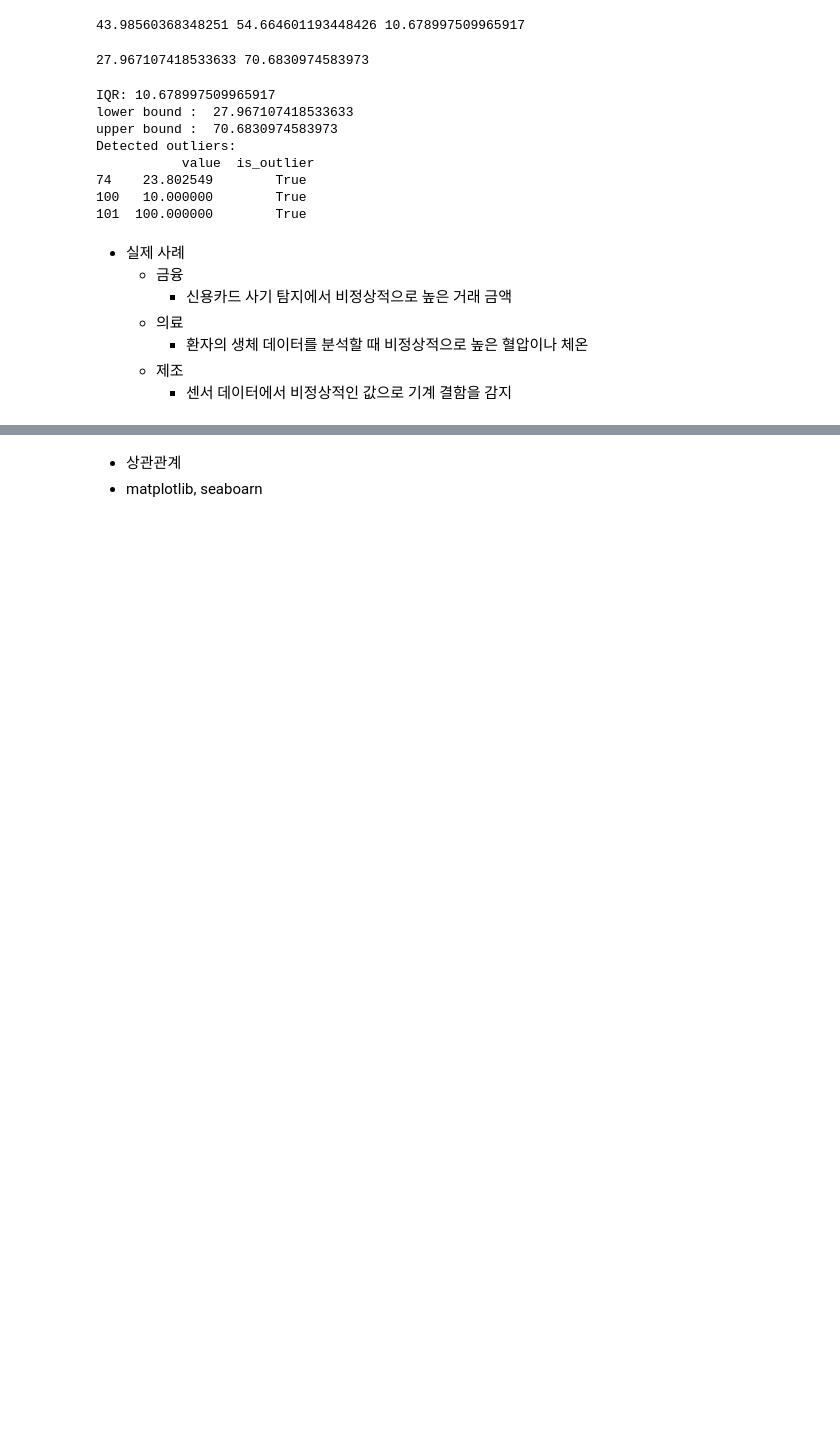
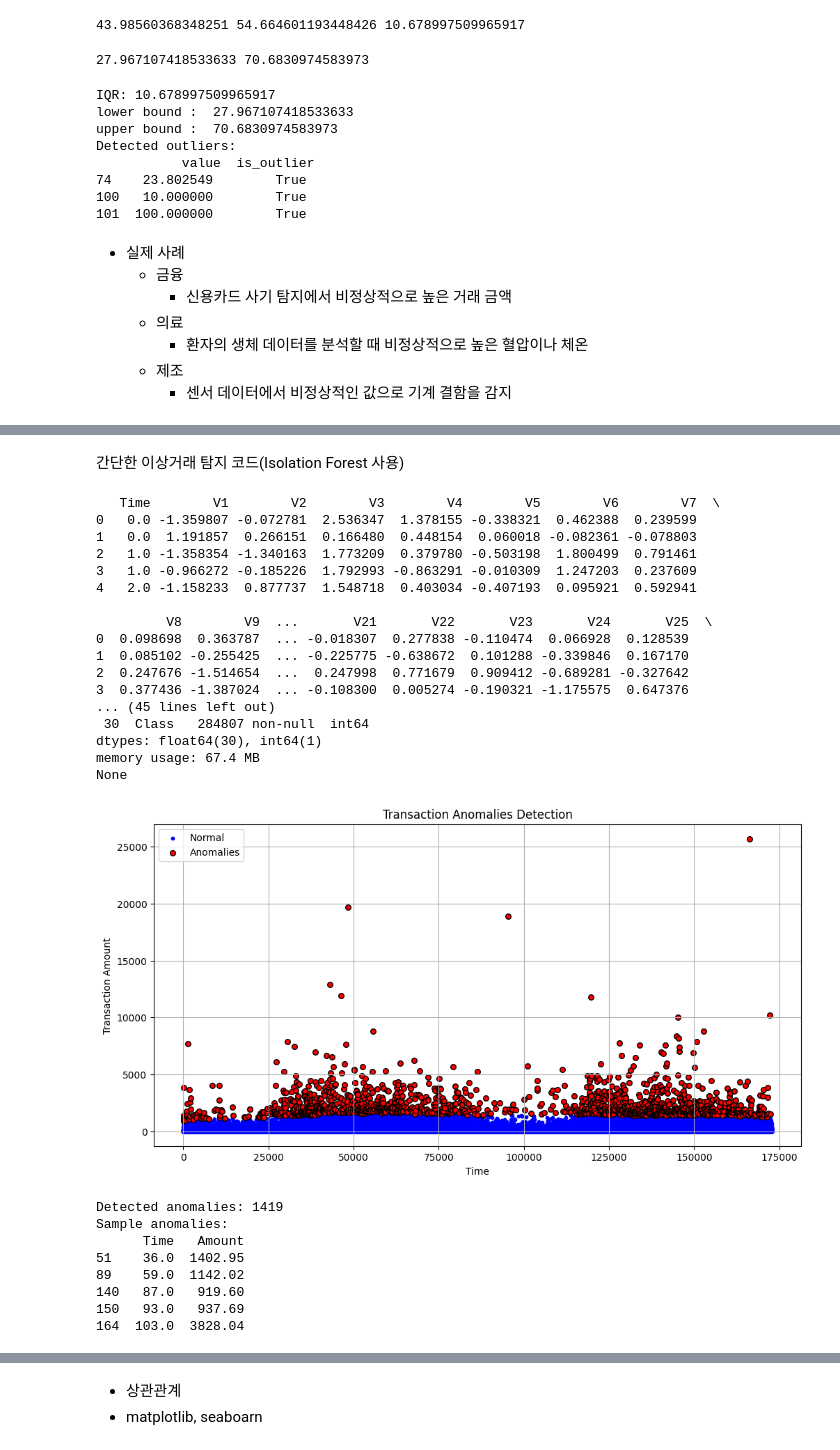
Before and after one commit to leekyuyoung-ai/AI, a Jupyter notebook: 2_1_탐색적_데이터_분석.ipynb, the cells around one changed output, grey strips where cells are left out. Saved outputs shown, nothing was run; the diff lists cells and outputs as text; code cells hidden in the pictures; blank space fills up the shorter version.

```diff
--- a/2_1_탐색적_데이터_분석.ipynb
+++ b/2_1_탐색적_데이터_분석.ipynb
@@ -89,0 +205,75 @@ Detected outliers:
+# %% [markdown]
+간단한 이상거래 탐지 코드(Isolation Forest 사용)
+# %%
+import kagglehub
+import pandas as pd
+import numpy as np
+import matplotlib.pyplot as plt
+from sklearn.ensemble import IsolationForest
+
+# Kaggle 데이터셋 다운로드
+path = kagglehub.dataset_download("mlg-ulb/creditcardfraud")
+file_path = f"{path}/creditcard.csv"  # 데이터셋 파일 경로
+
+# 데이터 로드
+data = pd.read_csv(file_path)
+
+# 데이터 확인
+print(data.head())
+print(data.info())
+
+# 데이터 전처리: 필요한 컬럼 선택 (Time, Amount)
+X = data[['Time', 'Amount']]
+
+# Isolation Forest 모델 초기화 및 학습
+iso_forest = IsolationForest(n_estimators=100, contamination=0.005, random_state=42)
+data['Anomaly'] = iso_forest.fit_predict(X)
+
+# 이상 거래 탐지 결과 분리
+anomalies = data[data['Anomaly'] == -1]
+normal_transactions = data[data['Anomaly'] == 1]
+
+# 시각화
+plt.figure(figsize=(12, 6))
+plt.scatter(normal_transactions['Time'], normal_transactions['Amount'],
+            c='blue', label='Normal', s=10)
+plt.scatter(anomalies['Time'], anomalies['Amount'],
+            c='red', label='Anomalies', s=30, edgecolor='k')
+plt.xlabel("Time")
+plt.ylabel("Transaction Amount")
+plt.title("Transaction Anomalies Detection")
+plt.legend()
+plt.grid(True)
+plt.show()
+
+# 결과 출력
+print(f"Detected anomalies: {len(anomalies)}")
+print("Sample anomalies:")
+print(anomalies[['Time', 'Amount']].head())
+# %% [output]
+   Time        V1        V2        V3        V4        V5        V6        V7  \
+0   0.0 -1.359807 -0.072781  2.536347  1.378155 -0.338321  0.462388  0.239599
+1   0.0  1.191857  0.266151  0.166480  0.448154  0.060018 -0.082361 -0.078803
+2   1.0 -1.358354 -1.340163  1.773209  0.379780 -0.503198  1.800499  0.791461
+3   1.0 -0.966272 -0.185226  1.792993 -0.863291 -0.010309  1.247203  0.237609
+4   2.0 -1.158233  0.877737  1.548718  0.403034 -0.407193  0.095921  0.592941
+
+         V8        V9  ...       V21       V22       V23       V24       V25  \
+0  0.098698  0.363787  ... -0.018307  0.277838 -0.110474  0.066928  0.128539
+1  0.085102 -0.255425  ... -0.225775 -0.638672  0.101288 -0.339846  0.167170
+2  0.247676 -1.514654  ...  0.247998  0.771679  0.909412 -0.689281 -0.327642
+3  0.377436 -1.387024  ... -0.108300  0.005274 -0.190321 -1.175575  0.647376
+... (45 lines left out)
+ 30  Class   284807 non-null  int64
+dtypes: float64(30), int64(1)
+memory usage: 67.4 MB
+None
+[figure, added]
+Detected anomalies: 1419
+Sample anomalies:
+      Time   Amount
+51    36.0  1402.95
+89    59.0  1142.02
+140   87.0   919.60
+150   93.0   937.69
+164  103.0  3828.04
```
Also changed, not shown: parts of 16 cells of this notebook.
